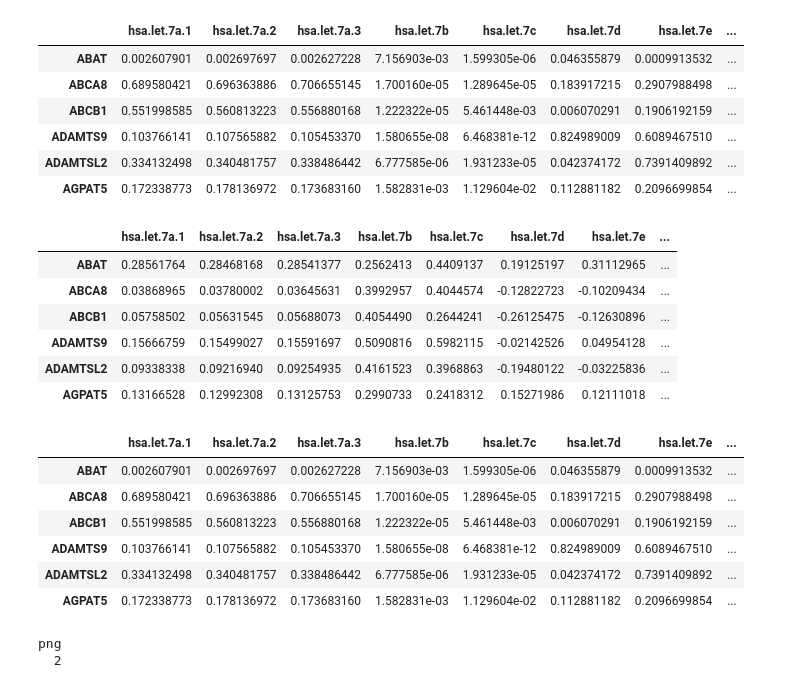
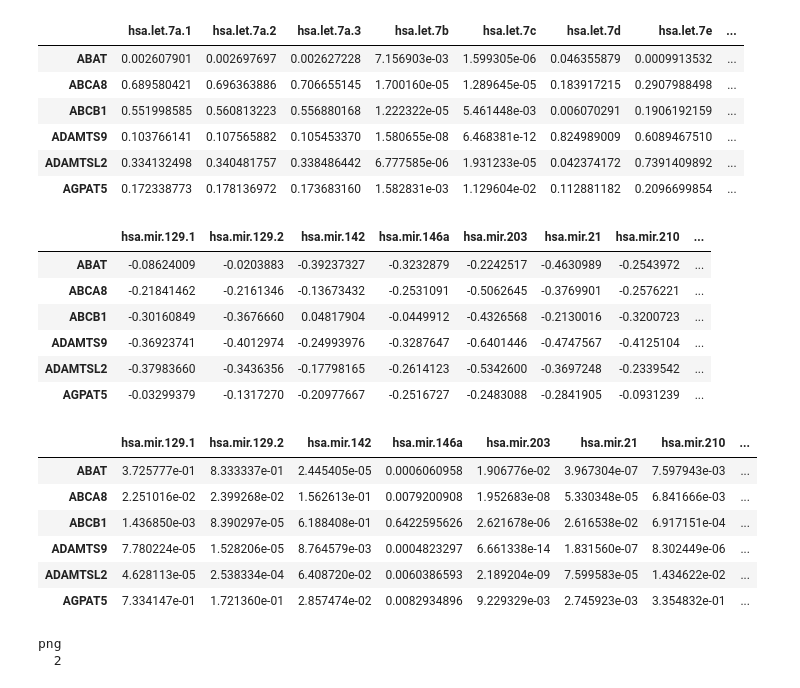
Before and after one commit to boringariel/corrtest_SAM, a Jupyter notebook: mRNA_miRNA_cortest.ipynb, the cells around one changed output. Drawn from its saved outputs; the diff is of its cells as text; code cells hidden in the pictures.

```diff
--- a/mRNA_miRNA_cortest.ipynb
+++ b/mRNA_miRNA_cortest.ipynb
@@ -30,6 +42,9 @@ clinical2$focality[clinical1$multifocality == "unifocal"] <- 0
 clinical2$focality <- as.numeric(clinical2$focality)
 # %%
 #separate BRAF_p/focality
+
+clinical_p <- clinical2[clinical2$BRAF %in% "1",]
+
 clinical_p_uni <- clinical_p[clinical_p$focality %in% "0",]
 head(clinical_p_uni)
 
@@ -298,6 +313,6 @@ if (run == "u"){
 # %%
 result_rcorr <- rcorr(as.matrix(corr_rna), type = "spearman")
 
-result_rcorr2$r <- result_rcorr$r[1:ncol(mrna_p_uni),(ncol(result_rcorr$r)-ncol(mirna_p_uni)+1):ncol(result_rcorr$r)]
-result_rcorr2$P <- result_rcorr$P[1:ncol(mrna_p_uni),(ncol(result_rcorr$P)-ncol(mirna_p_uni)+1):ncol(result_rcorr$P)]
+result_rcorr$r <- result_rcorr$r[1:ncol(mrna_p_uni),(ncol(result_rcorr$r)-ncol(mirna_p_uni)+1):ncol(result_rcorr$r)]
+result_rcorr$P <- result_rcorr$P[1:ncol(mrna_p_uni),(ncol(result_rcorr$P)-ncol(mirna_p_uni)+1):ncol(result_rcorr$P)]
 # %%
@@ -319,28 +334,28 @@ head(result_rcorr2$P)
 | ADAMTSL2 | 0.334132498 | 0.340481757 | 0.338486442 | 6.777585e-06 | 1.931233e-05 | 0.042374172 | 0.7391409892 | ... |
 | AGPAT5 | 0.172338773 | 0.178136972 | 0.173683160 | 1.582831e-03 | 1.129604e-02 | 0.112881182 | 0.2096699854 | ... |
 # %%
-for(i in 1:ncol(result_rcorr2$r)-1){
-    if(mean(result_rcorr2$r[,i+1])<(-0.2)){
+for(i in 1:ncol(result_rcorr$r)-1){
+    if(mean(result_rcorr$r[,i+1])>(-0.2)){
         print(1)
-        result_rcorr2$r <- result_rcorr2$r[,-(i+1)]
-        result_rcorr2$P <- result_rcorr2$P[,-(i+1)]
+        result_rcorr$r <- result_rcorr$r[,-(i+1)]
+        result_rcorr$P <- result_rcorr$P[,-(i+1)]
     }
 }
 # %%
-head(result_rcorr2$r)
-head(result_rcorr2$P)
+head(result_rcorr$r)
+head(result_rcorr$P)
 # %% [output]
-|  | hsa.let.7a.1 | hsa.let.7a.2 | hsa.let.7a.3 | hsa.let.7b | hsa.let.7c | hsa.let.7d | hsa.let.7e | ... |
-| ABAT | 0.28561764 | 0.28468168 | 0.28541377 | 0.2562413 | 0.4409137 | 0.19125197 | 0.31112965 | ... |
-| ABCA8 | 0.03868965 | 0.03780002 | 0.03645631 | 0.3992957 | 0.4044574 | -0.12822723 | -0.10209434 | ... |
-| ABCB1 | 0.05758502 | 0.05631545 | 0.05688073 | 0.4054490 | 0.2644241 | -0.26125475 | -0.12630896 | ... |
-| ADAMTS9 | 0.15666759 | 0.15499027 | 0.15591697 | 0.5090816 | 0.5982115 | -0.02142526 | 0.04954128 | ... |
-| ADAMTSL2 | 0.09338338 | 0.09216940 | 0.09254935 | 0.4161523 | 0.3968863 | -0.19480122 | -0.03225836 | ... |
-| AGPAT5 | 0.13166528 | 0.12992308 | 0.13125753 | 0.2990733 | 0.2418312 | 0.15271986 | 0.12111018 | ... |
+|  | hsa.mir.129.1 | hsa.mir.129.2 | hsa.mir.142 | hsa.mir.146a | hsa.mir.203 | hsa.mir.21 | hsa.mir.210 | ... |
+| ABAT | -0.08624009 | -0.0203883 | -0.39237327 | -0.3232879 | -0.2242517 | -0.4630989 | -0.2543972 | ... |
+| ABCA8 | -0.21841462 | -0.2161346 | -0.13673432 | -0.2531091 | -0.5062645 | -0.3769901 | -0.2576221 | ... |
+| ABCB1 | -0.30160849 | -0.3676660 | 0.04817904 | -0.0449912 | -0.4326568 | -0.2130016 | -0.3200723 | ... |
+| ADAMTS9 | -0.36923741 | -0.4012974 | -0.24993976 | -0.3287647 | -0.6401446 | -0.4747567 | -0.4125104 | ... |
+| ADAMTSL2 | -0.37983660 | -0.3436356 | -0.17798165 | -0.2614123 | -0.5342600 | -0.3697248 | -0.2339542 | ... |
+| AGPAT5 | -0.03299379 | -0.1317270 | -0.20977667 | -0.2516727 | -0.2483088 | -0.2841905 | -0.0931239 | ... |
-|  | hsa.let.7a.1 | hsa.let.7a.2 | hsa.let.7a.3 | hsa.let.7b | hsa.let.7c | hsa.let.7d | hsa.let.7e | ... |
-| ABAT | 0.002607901 | 0.002697697 | 0.002627228 | 7.156903e-03 | 1.599305e-06 | 0.046355879 | 0.0009913532 | ... |
-| ABCA8 | 0.689580421 | 0.696363886 | 0.706655145 | 1.700160e-05 | 1.289645e-05 | 0.183917215 | 0.2907988498 | ... |
-| ABCB1 | 0.551998585 | 0.560813223 | 0.556880168 | 1.222322e-05 | 5.461448e-03 | 0.006070291 | 0.1906192159 | ... |
-| ADAMTS9 | 0.103766141 | 0.107565882 | 0.105453370 | 1.580655e-08 | 6.468381e-12 | 0.824989009 | 0.6089467510 | ... |
-| ADAMTSL2 | 0.334132498 | 0.340481757 | 0.338486442 | 6.777585e-06 | 1.931233e-05 | 0.042374172 | 0.7391409892 | ... |
-| AGPAT5 | 0.172338773 | 0.178136972 | 0.173683160 | 1.582831e-03 | 1.129604e-02 | 0.112881182 | 0.2096699854 | ... |
+|  | hsa.mir.129.1 | hsa.mir.129.2 | hsa.mir.142 | hsa.mir.146a | hsa.mir.203 | hsa.mir.21 | hsa.mir.210 | ... |
+| ABAT | 3.725777e-01 | 8.333337e-01 | 2.445405e-05 | 0.0006060958 | 1.906776e-02 | 3.967304e-07 | 7.597943e-03 | ... |
+| ABCA8 | 2.251016e-02 | 2.399268e-02 | 1.562613e-01 | 0.0079200908 | 1.952683e-08 | 5.330348e-05 | 6.841666e-03 | ... |
+| ABCB1 | 1.436850e-03 | 8.390297e-05 | 6.188408e-01 | 0.6422595626 | 2.621678e-06 | 2.616538e-02 | 6.917151e-04 | ... |
+| ADAMTS9 | 7.780224e-05 | 1.528206e-05 | 8.764579e-03 | 0.0004823297 | 6.661338e-14 | 1.831560e-07 | 8.302449e-06 | ... |
+| ADAMTSL2 | 4.628113e-05 | 2.538334e-04 | 6.408720e-02 | 0.0060386593 | 2.189204e-09 | 7.599583e-05 | 1.434622e-02 | ... |
+| AGPAT5 | 7.334147e-01 | 1.721360e-01 | 2.857474e-02 | 0.0082934896 | 9.229329e-03 | 2.745923e-03 | 3.354832e-01 | ... |
```
Also changed, not shown: parts of 7 cells of this notebook.
